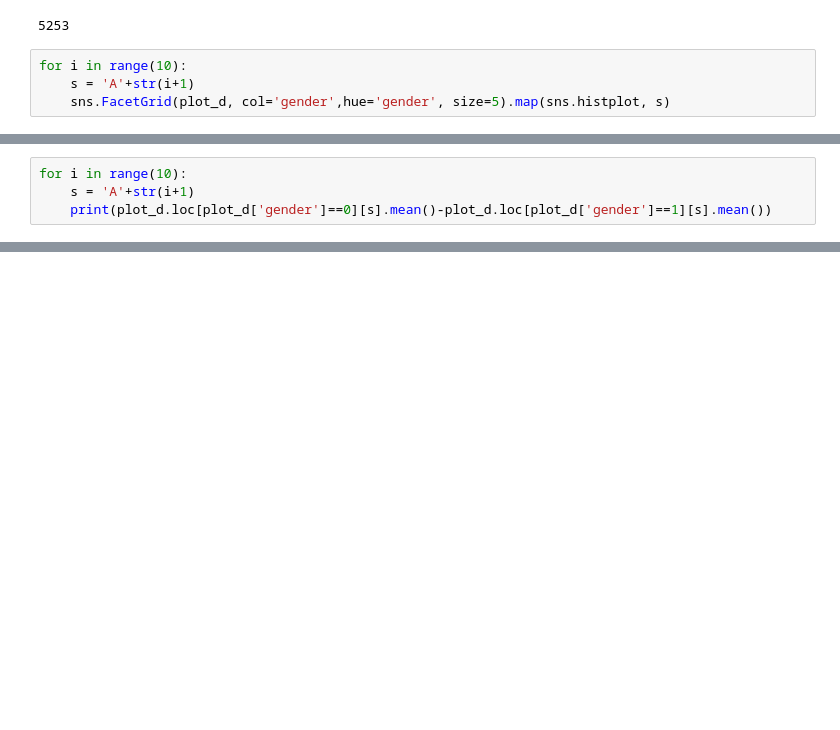
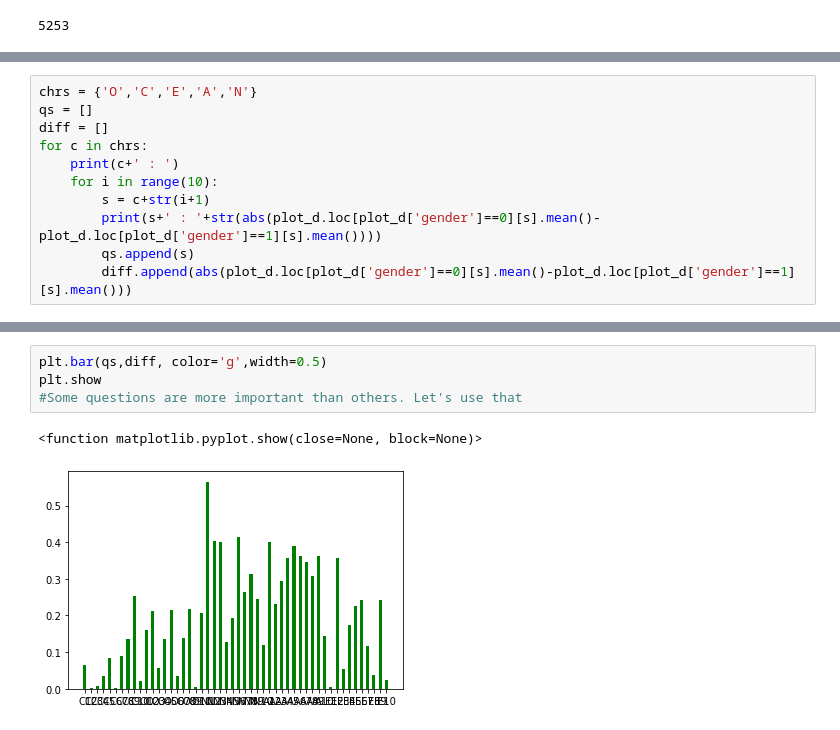
Before and after one commit to GiladFisher/Data-Science-Final-Project, a Jupyter notebook: Classification - Big Five male or female.ipynb, the cells around one changed output, grey strips where cells are left out. Cells and saved outputs as stored; diff of their text form; blank space fills up the shorter version.

Commit message:
Extracted more data and added a bar graph

```diff
--- a/Classification - Big Five male or female.ipynb
+++ b/Classification - Big Five male or female.ipynb
@@ -168,7 +168,3 @@ len(fem)
 len(mal)
 # %% [output]
 5253
-# %%
-for i in range(10):
-    s = 'A'+str(i+1)
-    sns.FacetGrid(plot_d, col='gender',hue='gender', size=5).map(sns.histplot, s)
@@ -186,4 +170,0 @@ for i in range(10):
-# %%
-for i in range(10):
-    s = 'A'+str(i+1)
-    print(plot_d.loc[plot_d['gender']==0][s].mean()-plot_d.loc[plot_d['gender']==1][s].mean())
@@ -200,0 +177,11 @@ for i in range(10):
+# %%
+chrs = {'O','C','E','A','N'}
+qs = []
+diff = []
+for c in chrs:
+    print(c+' : ')
+    for i in range(10):
+        s = c+str(i+1)
+        print(s+' : '+str(abs(plot_d.loc[plot_d['gender']==0][s].mean()-plot_d.loc[plot_d['gender']==1][s].mean())))
+        qs.append(s)
+        diff.append(abs(plot_d.loc[plot_d['gender']==0][s].mean()-plot_d.loc[plot_d['gender']==1][s].mean()))
@@ -200,0 +216,7 @@ for i in range(10):
+# %%
+plt.bar(qs,diff, color='g',width=0.5)
+plt.show
+#Some questions are more important than others. Let's use that
+# %% [output]
+<function matplotlib.pyplot.show(close=None, block=None)>
+[figure, added]
```
Also changed, not shown: parts of 20 cells of this notebook.
